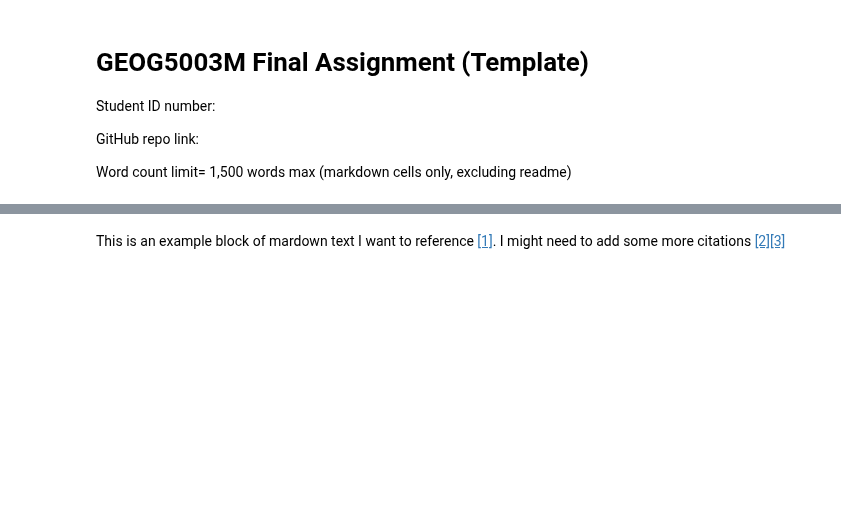
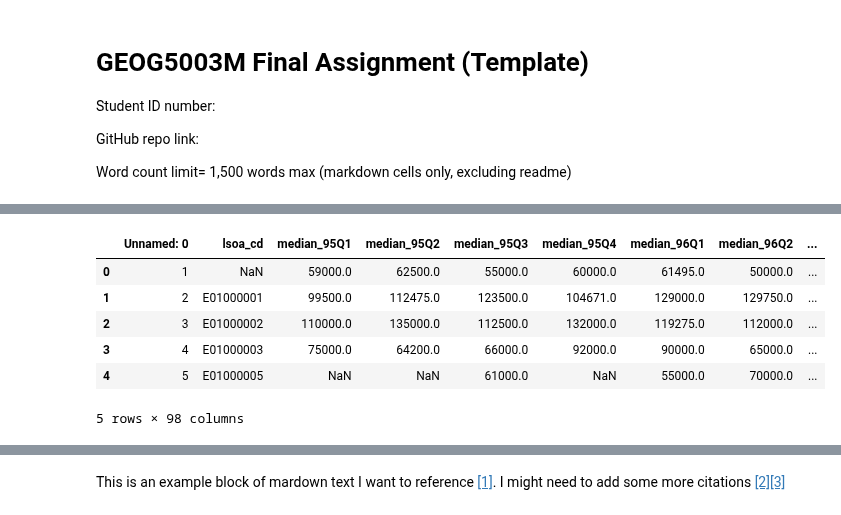
Before and after one commit to Jonathan-C-Barrett/GEOG5990M, a Jupyter notebook: GEOG5003M_Final_Project_template.ipynb, the cells around one changed output, grey strips where cells are left out. Drawn from its saved outputs; the diff is of its cells as text; code cells hidden in the pictures; blank space fills up the shorter version.

```diff
--- a/GEOG5003M_Final_Project_template.ipynb
+++ b/GEOG5003M_Final_Project_template.ipynb
@@ -47,0 +59,12 @@ health.head()
+# %%
+#Read in Median Property Sales
+m_sales = pd.read_csv('https://github.com/Jonathan-C-Barrett/GEOG5990M/raw/refs/heads/main/median_prices_quarterly.csv')
+m_sales.head()
+# %% [output]
+|  | Unnamed: 0 | lsoa_cd | median_95Q1 | median_95Q2 | median_95Q3 | median_95Q4 | median_96Q1 | median_96Q2 | ... |
+| 0 | 1 | NaN | 59000.0 | 62500.0 | 55000.0 | 60000.0 | 61495.0 | 50000.0 | ... |
+| 1 | 2 | E01000001 | 99500.0 | 112475.0 | 123500.0 | 104671.0 | 129000.0 | 129750.0 | ... |
+| 2 | 3 | E01000002 | 110000.0 | 135000.0 | 112500.0 | 132000.0 | 119275.0 | 112000.0 | ... |
+| 3 | 4 | E01000003 | 75000.0 | 64200.0 | 66000.0 | 92000.0 | 90000.0 | 65000.0 | ... |
+| 4 | 5 | E01000005 | NaN | NaN | 61000.0 | NaN | 55000.0 | 70000.0 | ... |
+5 rows × 98 columns
```
Also changed, not shown: parts of 5 cells of this notebook.
